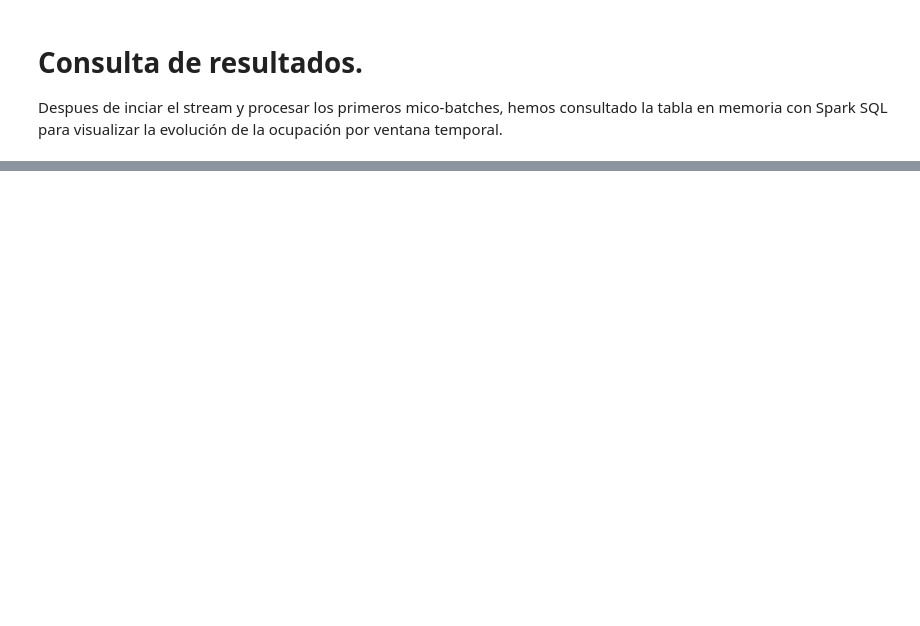
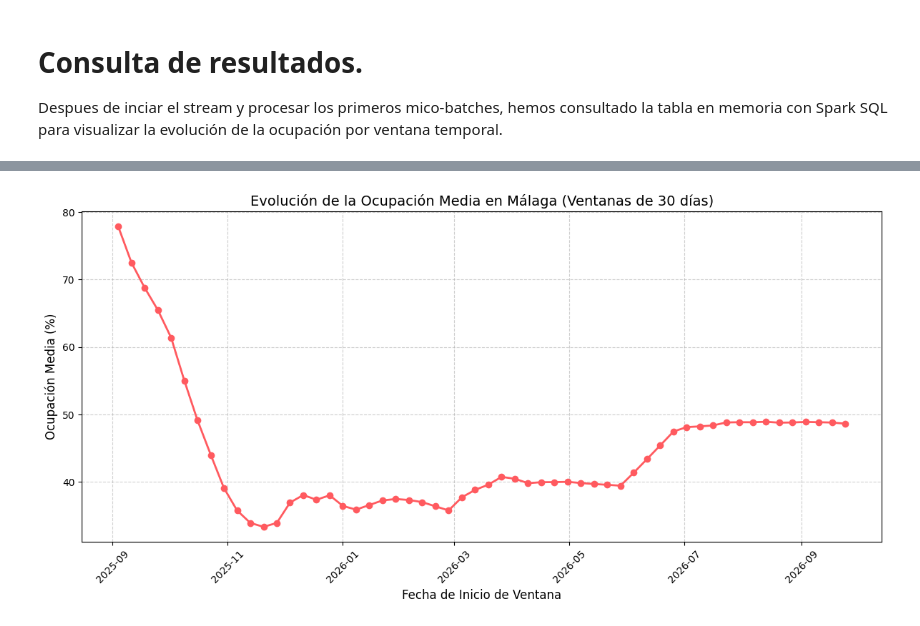
Before and after one commit to cborges19/proy_SSDD_II, a Jupyter notebook: notebooks/queries/calendar_query.ipynb, the cells around one changed output, grey strips where cells are left out. Drawn from its saved outputs; the diff is of its cells as text; code cells hidden in the pictures; blank space fills up the shorter version.

```diff
--- a/notebooks/queries/calendar_query.ipynb
+++ b/notebooks/queries/calendar_query.ipynb
@@ -148,0 +160,18 @@ Caused by: org.apache.kafka.common.errors.TimeoutException: Timed out waiting fo
+# %%
+df_calendar = spark.sql("SELECT window.start as fecha, ocupacion_media FROM tabla_resultados_calendar").toPandas()
+
+df_calendar = df_calendar.sort_values('fecha')
+
+plt.figure(figsize=(12, 6))
+plt.plot(df_calendar['fecha'], df_calendar['ocupacion_media'], marker='o', color='#ff5a5f', linewidth=2)
+
+plt.title('Evolución de la Ocupación Media en Málaga (Ventanas de 30 días)', fontsize=14)
+plt.xlabel('Fecha de Inicio de Ventana', fontsize=12)
+plt.ylabel('Ocupación Media (%)', fontsize=12)
+plt.grid(True, linestyle='--', alpha=0.6)
+plt.xticks(rotation=45)
+plt.tight_layout()
+
+plt.show()
+# %% [output]
+[figure, added]
```
Also changed, not shown: parts of 6 cells of this notebook, 7 other files.
